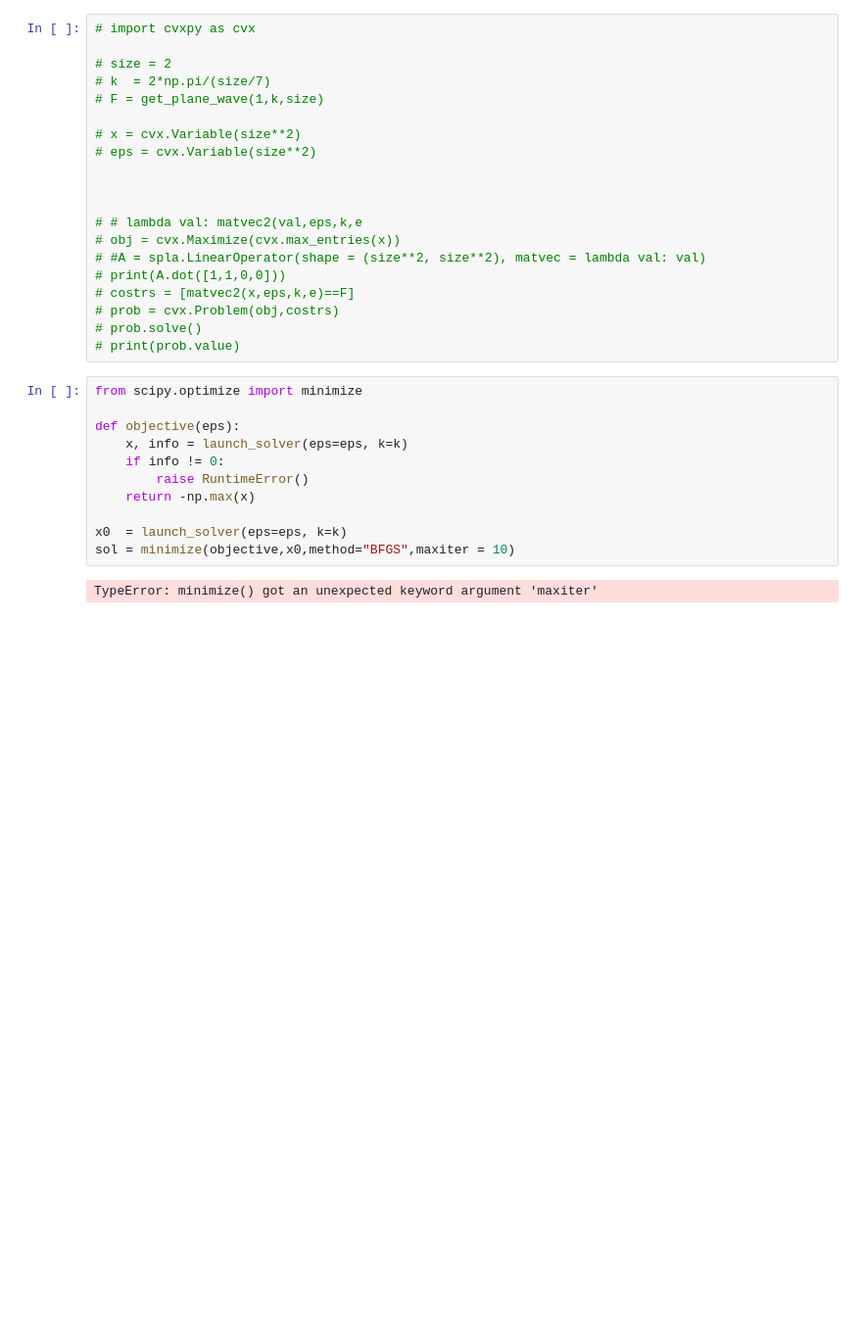
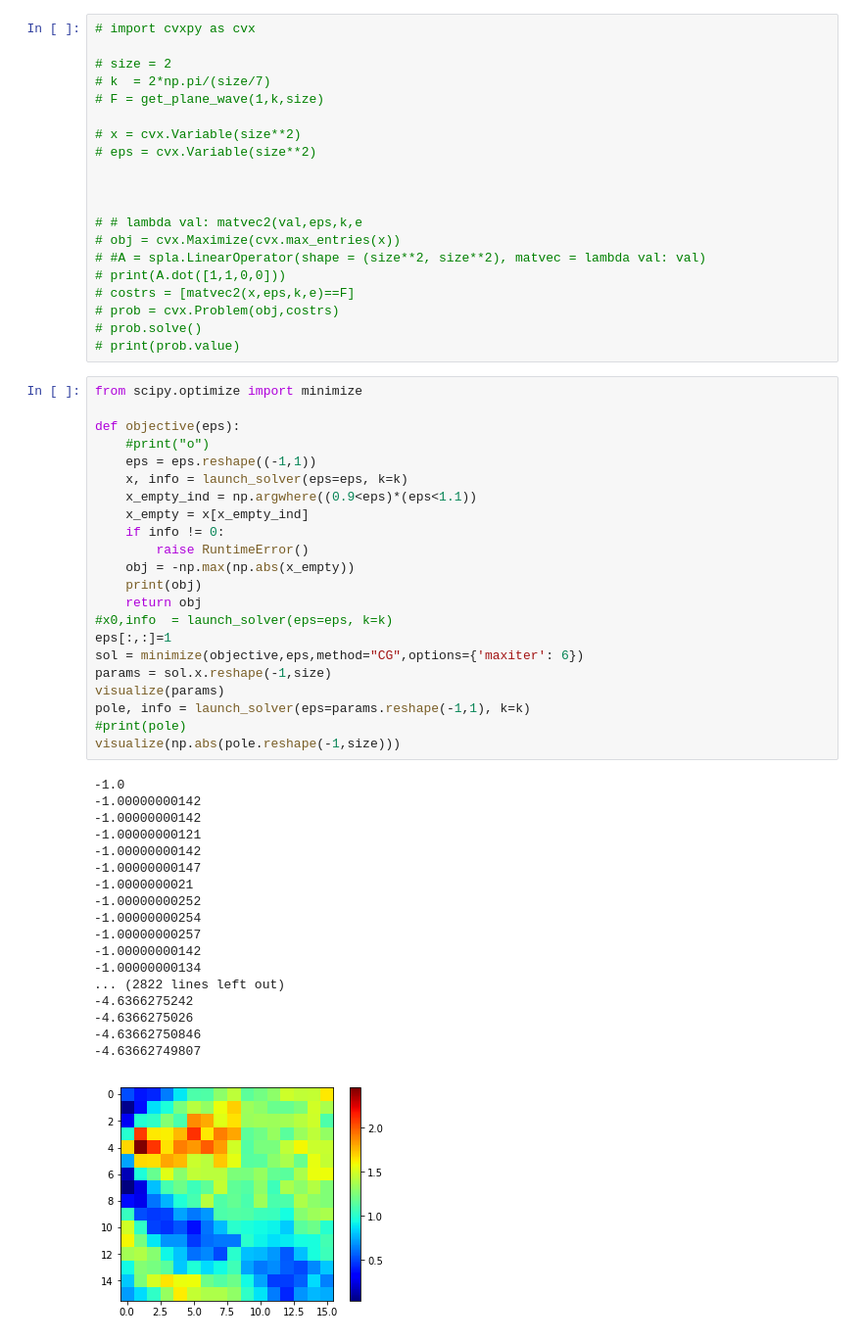
Before and after one commit to archilless/Minin, a Jupyter notebook: project.ipynb, the cells around one changed output. Shown at 98% size. Cells and saved outputs as stored; diff of their text form; blank space fills up the shorter version.

```diff
--- a/project.ipynb
+++ b/project.ipynb
@@ -217,13 +217,41 @@ solution_re, solution_im, solution_abs, solution_abs_mask = plot__solution_re_im
 # %%
 from scipy.optimize import minimize
 
 def objective(eps):
+    #print("o")
+    eps = eps.reshape((-1,1))
     x, info = launch_solver(eps=eps, k=k)
+    x_empty_ind = np.argwhere((0.9<eps)*(eps<1.1))
+    x_empty = x[x_empty_ind]
     if info != 0:
         raise RuntimeError()
-    return -np.max(x)
-
-x0  = launch_solver(eps=eps, k=k)
-sol = minimize(objective,x0,method="BFGS",maxiter = 10)
+    obj = -np.max(np.abs(x_empty))
+    print(obj)
+    return obj
+#x0,info  = launch_solver(eps=eps, k=k)
+eps[:,:]=1
+sol = minimize(objective,eps,method="CG",options={'maxiter': 6})
+params = sol.x.reshape(-1,size)
+visualize(params)
+pole, info = launch_solver(eps=params.reshape(-1,1), k=k)
+#print(pole)
+visualize(np.abs(pole.reshape(-1,size)))
 # %% [output]
-TypeError: minimize() got an unexpected keyword argument 'maxiter'
+-1.0
+-1.00000000142
+-1.00000000142
+-1.00000000121
+-1.00000000142
+-1.00000000147
+-1.0000000021
+-1.00000000252
+-1.00000000254
+-1.00000000257
+-1.00000000142
+-1.00000000134
+... (2822 lines left out)
+-4.6366275242
+-4.6366275026
+-4.63662750846
+-4.63662749807
+[figure, added]
```
Also changed, not shown: parts of 3 cells of this notebook.
